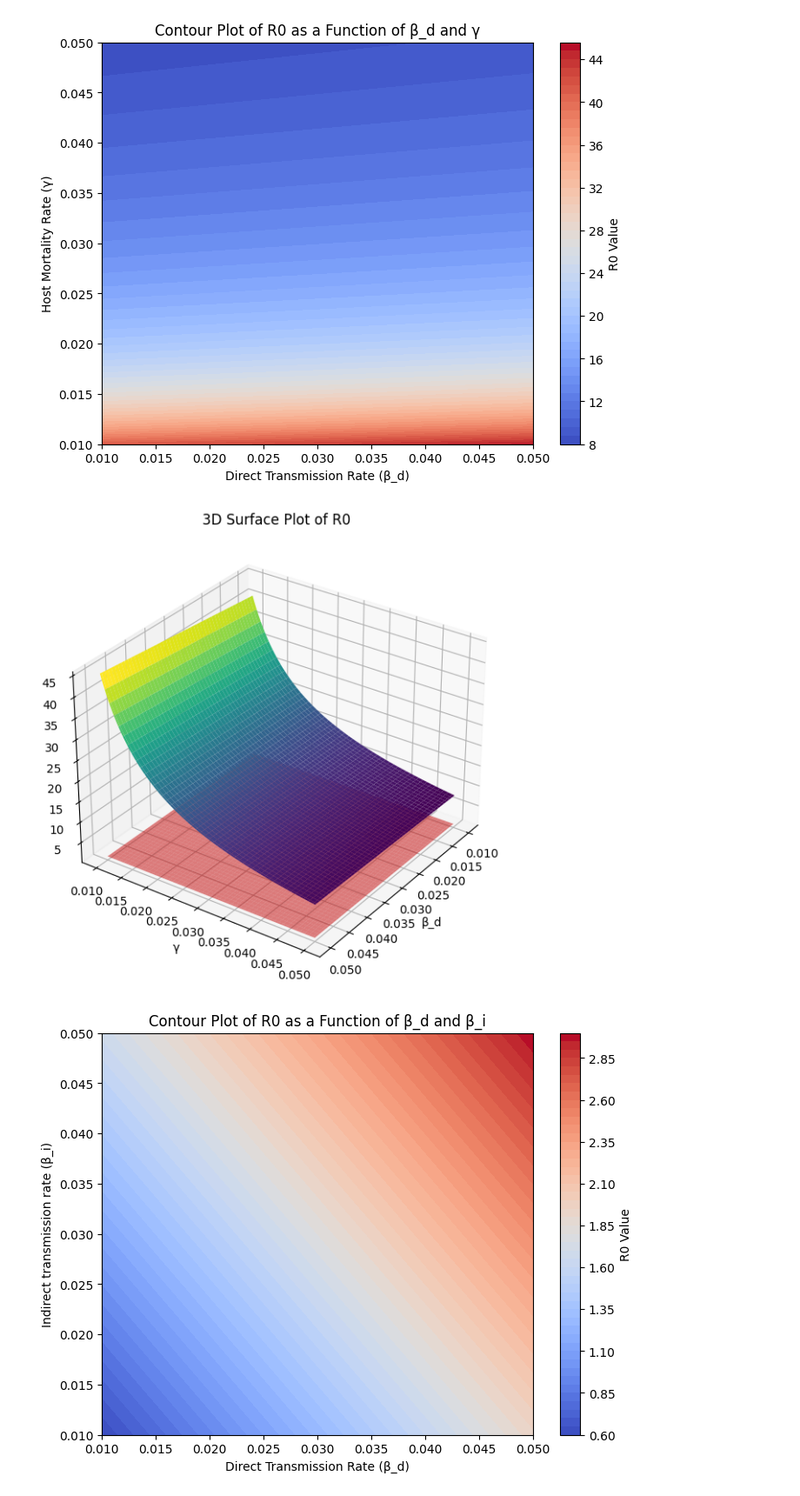
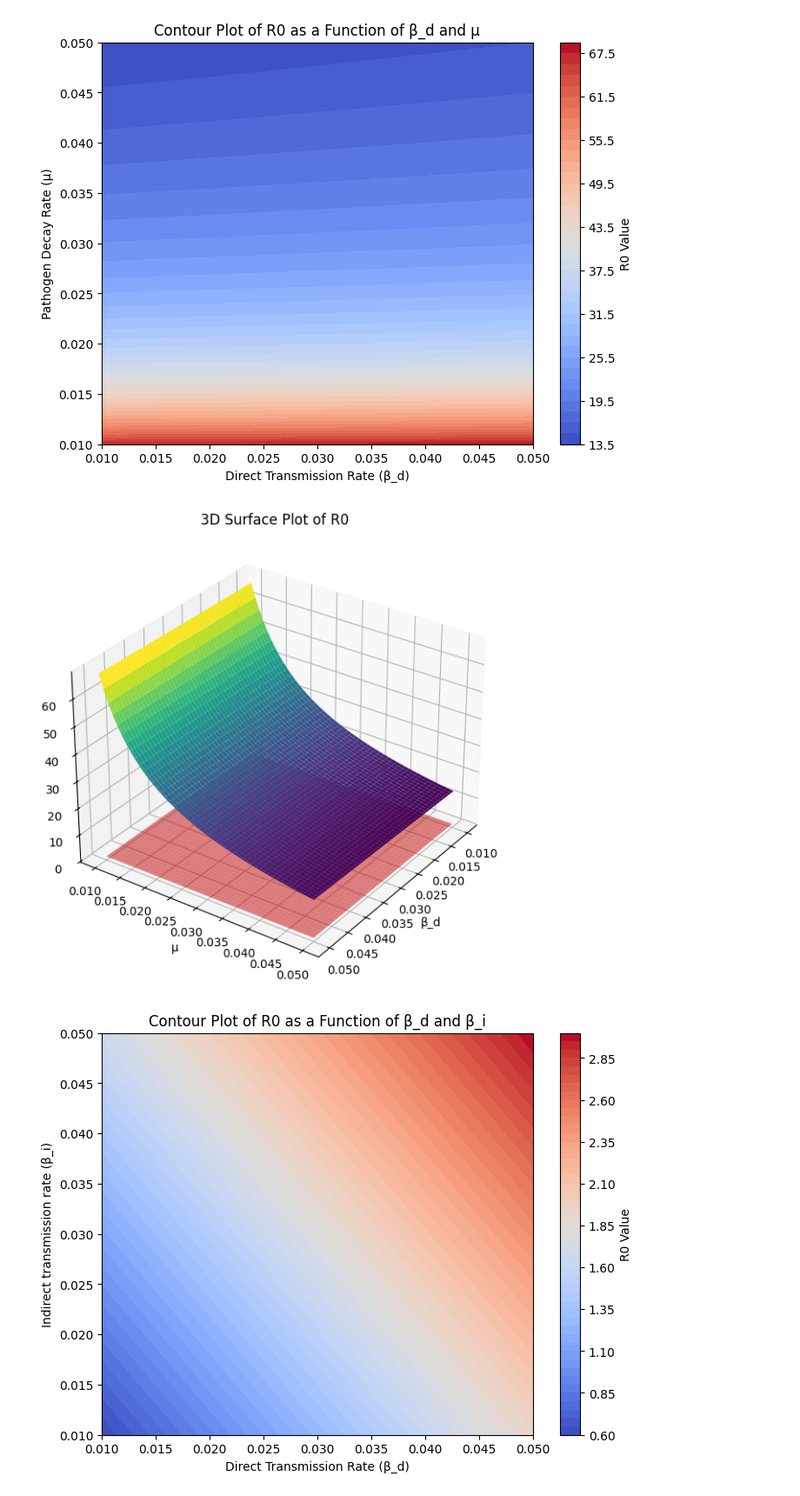
Before and after one commit to nazabu/WNS-Mathematical-Simulation, a Jupyter notebook: src/Surface and Contour Plot.ipynb, the cells around one changed output. Shown at 87% size. Saved outputs shown, nothing was run; the diff lists cells and outputs as text; code cells hidden in the pictures.

Commit message:
Update Surface and Contour Plot.ipynb
Revert back to mu vs. B_d vs. R0

```diff
--- a/src/Surface and Contour Plot.ipynb
+++ b/src/Surface and Contour Plot.ipynb
@@ -12,40 +12,40 @@ mu_range = np.linspace(0.01, 0.05, 100)
 
 beta_d_mesh, mu_mesh = np.meshgrid(beta_d_range, mu_range)
 
-R0_mesh = compute_R0(beta_d_mesh, mu_mesh, 0.5, 0.04, 0.05)
+R0_mesh = compute_R0(beta_d_mesh, 0.03, 0.5, 0.04, mu_mesh)
 
 
 plt.figure(figsize=(8,6))
 contour = plt.contourf(beta_d_mesh, mu_mesh, R0_mesh, levels=50, cmap="coolwarm")
 plt.colorbar(contour, label="R0 Value")
 plt.xlabel("Direct Transmission Rate (β_d)")
-plt.ylabel("Host Mortality Rate (γ)")
-plt.title("Contour Plot of R0 as a Function of β_d and γ")
+plt.ylabel("Pathogen Decay Rate (μ)")
+plt.title("Contour Plot of R0 as a Function of β_d and μ")
 plt.show()
 
 # Ensure level values are strictly increasing
 if R0_mesh.min() < 1 < R0_mesh.max():
     plt.contourf(beta_d_mesh, mu_mesh, R0_mesh, levels=np.linspace(R0_mesh.min(), 1 - 1e-6, 50), colors='blue', alpha=0.5)  # Below R0=1
     plt.contourf(beta_d_mesh, mu_mesh, R0_mesh, levels=np.linspace(1 + 1e-6, R0_mesh.max(), 50), colors='red', alpha=0.5)  # Above R0=1
 
 
 
 fig = plt.figure(figsize=(10,7))
 ax = fig.add_subplot(111, projection='3d')
 ax.plot_surface(beta_d_mesh, mu_mesh, R0_mesh, cmap="viridis")
 
 Z_plane = np.ones_like(R0_mesh)
 ax.plot_surface(beta_d_mesh, mu_mesh, Z_plane, color='red', alpha=0.5)
 
 ax.set_xlabel("β_d")
-ax.set_ylabel("γ")
+ax.set_ylabel("μ")
 ax.set_zlabel("R0")
 plt.title("3D Surface Plot of R0")
 ax.view_init(elev=30., azim=35)
 plt.show()
 # %% [output]
-[figure, old version]
+[figure, new version]
-[figure, old version]
+[figure, new version]
 # %%
 beta_d_range = np.linspace(0.01, 0.05, 100)
 beta_i_range = np.linspace(0.01, 0.05, 100)
```
Also changed, not shown: parts of 1 cell of this notebook.
